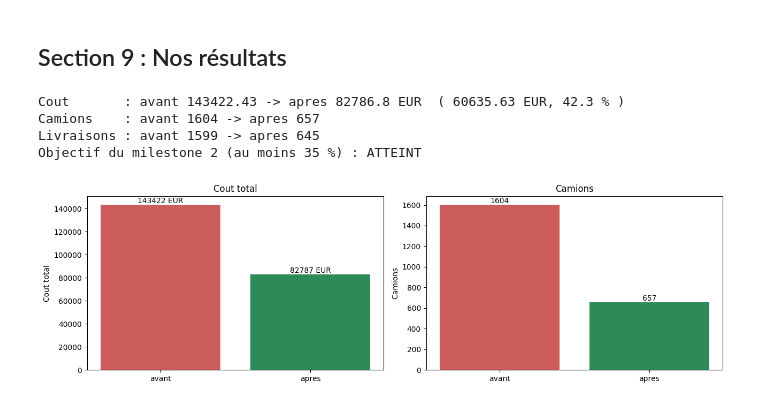
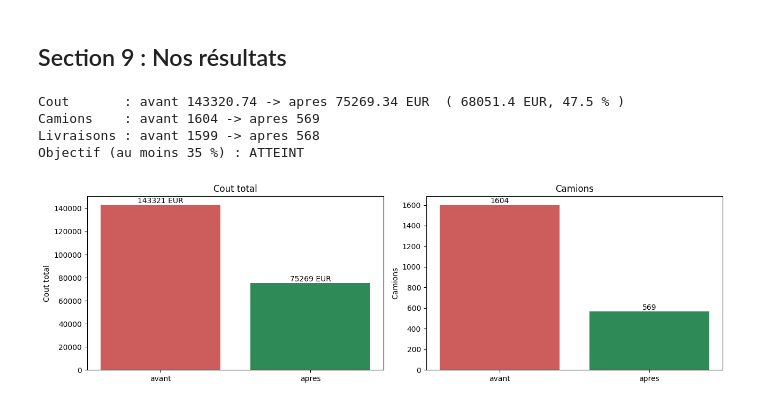
Before and after one commit to FlorentinBIAOU/Projet-IA, a Jupyter notebook: notebooks/milestone3.ipynb, the cells around one changed output. Drawn from its saved outputs; the diff is of its cells as text; code cells hidden in the pictures.

```diff
--- a/notebooks/milestone3.ipynb
+++ b/notebooks/milestone3.ipynb
@@ -409,13 +136,0 @@ milestone 2, **143 422,43 €**.
-# %%
-cout_actuel = 0.0
-camions_actuel = 0
-for (s, pl, dt), g in opt.groupby(["supplier_id", "plant", "date"]):
-    camions = charger_camions(g["weight"].values, g["volume"].values)
-    cout_actuel += cout_camions(camions, g["ligne_grille"].iloc[0])
-    camions_actuel += len(camions)
-BASELINE = 143422.43
-ok = abs(cout_actuel - BASELINE) < 0.01
-print("Cout actuel recalcule :", round(cout_actuel, 2), "EUR |", camions_actuel, "camions")
-print("Baseline attendue     :", BASELINE, "EUR")
-print("Controle :", "OK" if ok else "ECHEC")
-assert ok, "Le moteur ne retrouve pas la baseline du milestone 2."
@@ -810,0 +745,12 @@ coût recalculé colle au coût annoncé. Notre résultat est fiable.
+# %%
+CANDIDATS = evaluer_tous(idx_tous)                 # reglages par defaut : H19 + H21
+meilleur = {cle: min(v, key=lambda r: r["cout"]) for cle, v in CANDIDATS.items() if v}
+cout_etape1 = sum(b["cout"] for b in meilleur.values())
+sans_profil = sum(len(v) == 0 for v in CANDIDATS.values())
+print("ETAPE 1 (H19 + H21, profils elargis)")
+print("  cout total   :", round(cout_etape1, 2), "EUR")
+print("  economie vs baseline H20 :", round(baseline_H20 - cout_etape1, 2), "EUR (",
+      round((baseline_H20 - cout_etape1) / baseline_H20 * 100, 1), "% )")
+print("  camions      :", sum(b["camions"] for b in meilleur.values()))
+print("  livraisons   :", sum(b["livraisons"] for b in meilleur.values()))
+print("  couples sans profil possible :", sans_profil)
@@ -811,28 +1168,28 @@ coût recalculé colle au coût annoncé. Notre résultat est fiable.
 # %% [markdown]
 ## Section 9 : Nos résultats
 # %%
-gain = BASELINE - cout_final
+gain = baseline_H20 - cout_final
 livraisons_avant = opt.groupby(["supplier_id", "plant", "date"]).ngroups
 livraisons_apres = sum(b["livraisons"] for b in choix_final.values())
-print("Cout       : avant", round(BASELINE, 2), "-> apres", round(cout_final, 2),
-      "EUR  (", round(gain, 2), "EUR,", round(gain / BASELINE * 100, 1), "% )")
-print("Camions    : avant", camions_actuel, "-> apres", camE[0])
+camions_apres = sum(b["camions"] for b in choix_final.values())
+print("Cout       : avant", round(baseline_H20, 2), "-> apres", round(cout_final, 2),
+      "EUR  (", round(gain, 2), "EUR,", round(gain / baseline_H20 * 100, 1), "% )")
+print("Camions    : avant", camions_H20, "-> apres", camions_apres)
 print("Livraisons : avant", livraisons_avant, "-> apres", livraisons_apres)
-print("Objectif du milestone 2 (au moins 35 %) :", "ATTEINT" if gain / BASELINE * 100 >= 35 else "non atteint")
+print("Objectif (au moins 35 %) :", "ATTEINT" if gain / baseline_H20 * 100 >= 35 else "non atteint")
 
 fig, (a1, a2) = plt.subplots(1, 2, figsize=(13, 4))
-for ax, vals, titre, unite in [(a1, [BASELINE, cout_final], "Cout total", " EUR"),
-                               (a2, [camions_actuel, camE[0]], "Camions", "")]:
+for ax, vals, titre, unite in [(a1, [baseline_H20, cout_final], "Cout total", " EUR"),
+                               (a2, [camions_H20, camions_apres], "Camions", "")]:
     barres = ax.bar(["avant", "apres"], vals, color=["indianred", "seagreen"])
     ax.set_title(titre); ax.set_ylabel(titre)
     for b, v in zip(barres, vals):
         ax.text(b.get_x() + b.get_width() / 2, v, str(round(v)) + unite, ha="center", va="bottom")
-plt.tight_layout()
-plt.show()
+plt.tight_layout(); plt.show()
 # %% [output]
-Cout       : avant 143422.43 -> apres 82786.8 EUR  ( 60635.63 EUR, 42.3 % )
-Camions    : avant 1604 -> apres 657
-Livraisons : avant 1599 -> apres 645
-Objectif du milestone 2 (au moins 35 %) : ATTEINT
+Cout       : avant 143320.74 -> apres 75269.34 EUR  ( 68051.4 EUR, 47.5 % )
+Camions    : avant 1604 -> apres 569
+Livraisons : avant 1599 -> apres 568
+Objectif (au moins 35 %) : ATTEINT
-[figure, old version]
+[figure, new version]
 # %%
```
Also changed, not shown: parts of 95 cells of this notebook, 3 other files.
